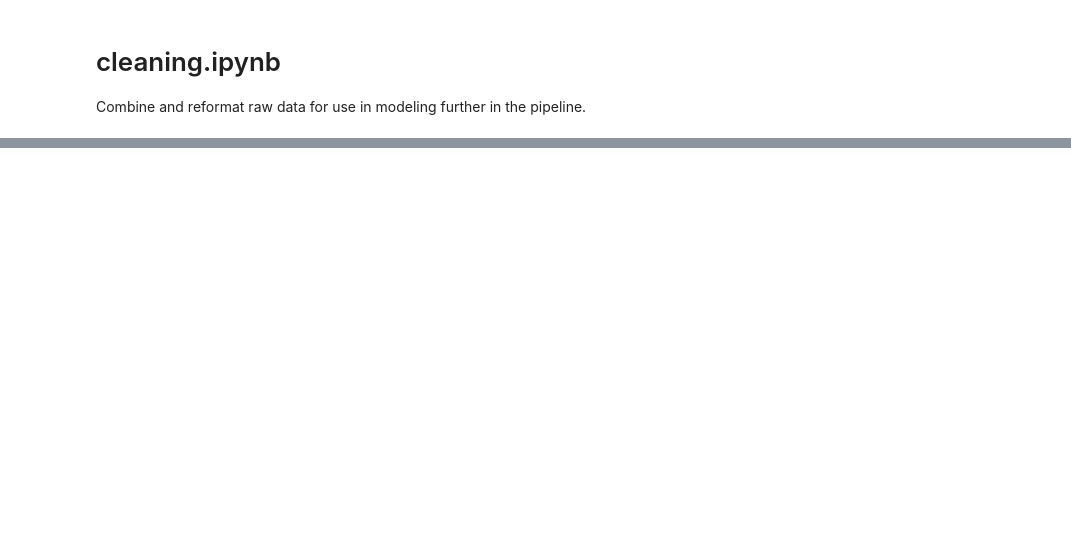
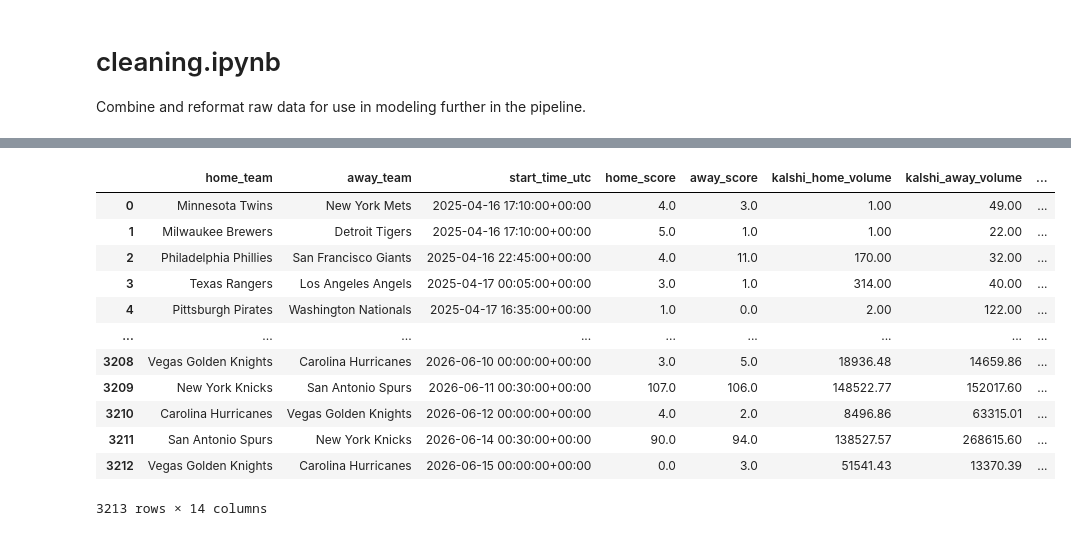
Before and after one commit to harrison-hal3sworth/predmarketproject, a Jupyter notebook: cleaning/cleaning.ipynb, the cells around one changed output, grey strips where cells are left out. Cells and saved outputs as stored; diff of their text form; code cells hidden in the pictures; blank space fills up the shorter version.

```diff
--- a/cleaning/cleaning.ipynb
+++ b/cleaning/cleaning.ipynb
@@ -111,0 +117,19 @@ for sport in SPORTS_SEASONS.keys():
+# %%
+df_clean = pd.concat(clean.values())
+df_clean = df_clean.sort_values(by="start_time_utc", ascending=True)
+df_clean = df_clean.reset_index(drop=True)
+df_clean
+# %% [output]
+|  | home_team | away_team | start_time_utc | home_score | away_score | kalshi_home_volume | kalshi_away_volume | ... |
+| 0 | Minnesota Twins | New York Mets | 2025-04-16 17:10:00+00:00 | 4.0 | 3.0 | 1.00 | 49.00 | ... |
+| 1 | Milwaukee Brewers | Detroit Tigers | 2025-04-16 17:10:00+00:00 | 5.0 | 1.0 | 1.00 | 22.00 | ... |
+| 2 | Philadelphia Phillies | San Francisco Giants | 2025-04-16 22:45:00+00:00 | 4.0 | 11.0 | 170.00 | 32.00 | ... |
+| 3 | Texas Rangers | Los Angeles Angels | 2025-04-17 00:05:00+00:00 | 3.0 | 1.0 | 314.00 | 40.00 | ... |
+| 4 | Pittsburgh Pirates | Washington Nationals | 2025-04-17 16:35:00+00:00 | 1.0 | 0.0 | 2.00 | 122.00 | ... |
+| ... | ... | ... | ... | ... | ... | ... | ... | ... |
+| 3208 | Vegas Golden Knights | Carolina Hurricanes | 2026-06-10 00:00:00+00:00 | 3.0 | 5.0 | 18936.48 | 14659.86 | ... |
+| 3209 | New York Knicks | San Antonio Spurs | 2026-06-11 00:30:00+00:00 | 107.0 | 106.0 | 148522.77 | 152017.60 | ... |
+| 3210 | Carolina Hurricanes | Vegas Golden Knights | 2026-06-12 00:00:00+00:00 | 4.0 | 2.0 | 8496.86 | 63315.01 | ... |
+| 3211 | San Antonio Spurs | New York Knicks | 2026-06-14 00:30:00+00:00 | 90.0 | 94.0 | 138527.57 | 268615.60 | ... |
+| 3212 | Vegas Golden Knights | Carolina Hurricanes | 2026-06-15 00:00:00+00:00 | 0.0 | 3.0 | 51541.43 | 13370.39 | ... |
+3213 rows × 14 columns
```
Also changed, not shown: parts of 7 cells of this notebook, 1 other file.
